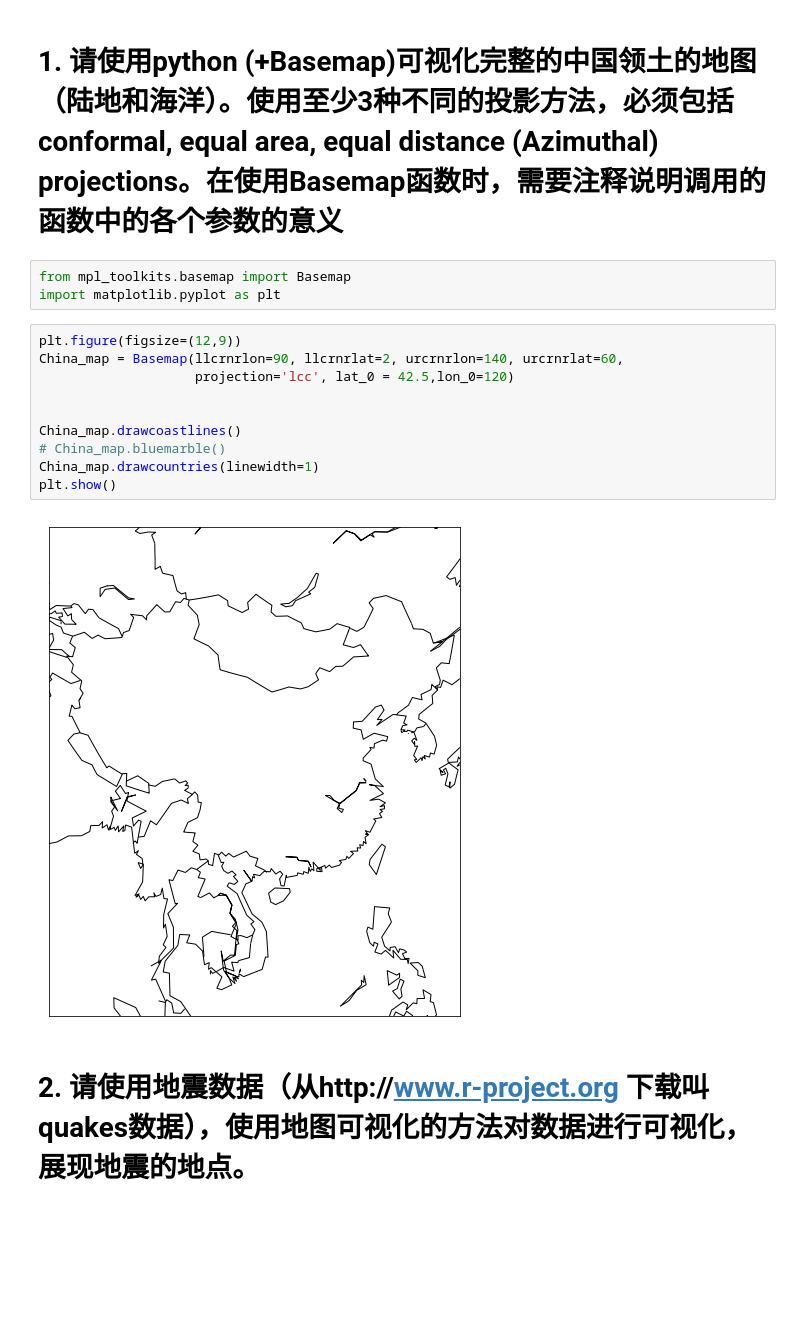
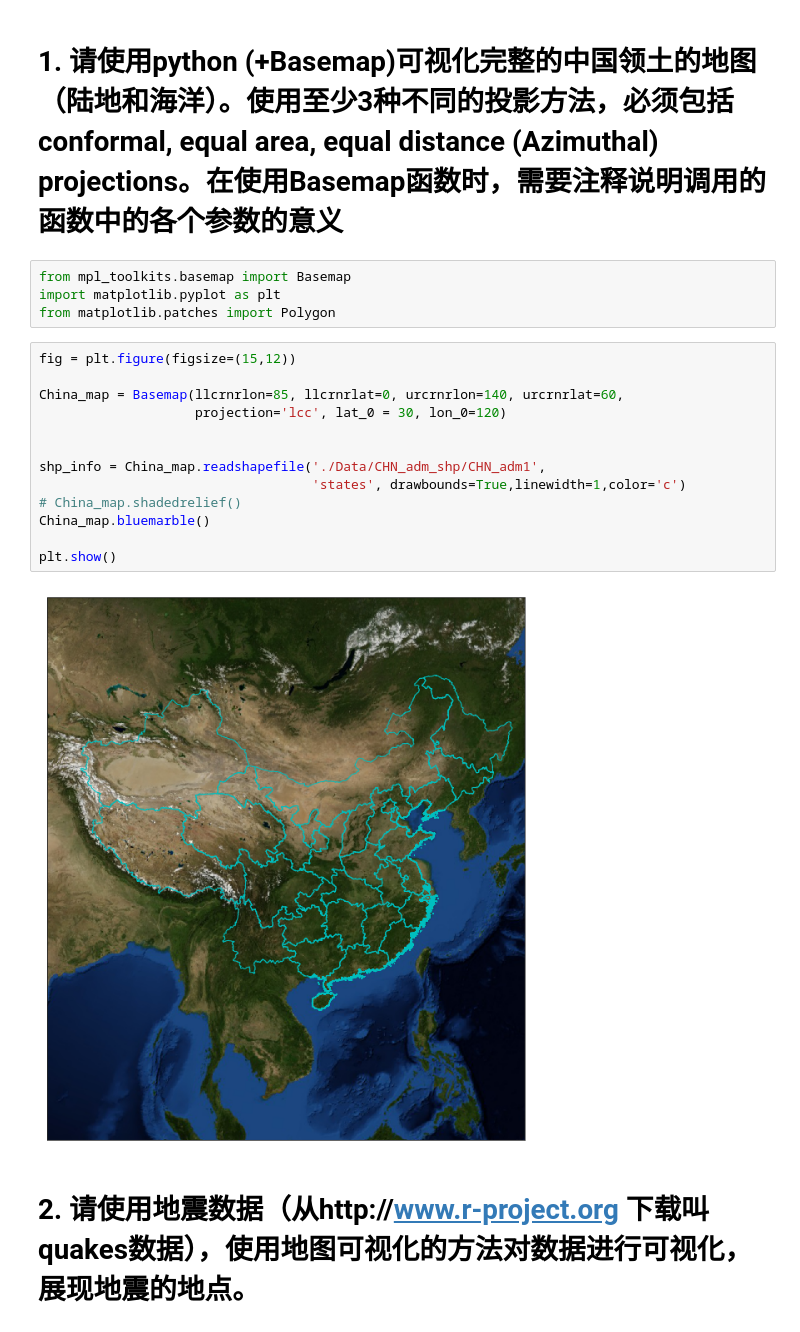
Before and after one commit to Brainor/Fudan-Data_Visualization, a Jupyter notebook: HW3/Homework 3 - Basemap.ipynb, the cells around one changed output. Saved outputs shown, nothing was run; the diff lists cells and outputs as text; blank space fills up the shorter version.

```diff
--- a/HW3/Homework 3 - Basemap.ipynb
+++ b/HW3/Homework 3 - Basemap.ipynb
@@ -3,18 +3,22 @@
 # %%
 from mpl_toolkits.basemap import Basemap
 import matplotlib.pyplot as plt
+from matplotlib.patches import Polygon
 # %%
-plt.figure(figsize=(12,9))
-China_map = Basemap(llcrnrlon=90, llcrnrlat=2, urcrnrlon=140, urcrnrlat=60,
-                    projection='lcc', lat_0 = 42.5,lon_0=120)
+fig = plt.figure(figsize=(15,12))
+
+China_map = Basemap(llcrnrlon=85, llcrnrlat=0, urcrnrlon=140, urcrnrlat=60,
+                    projection='lcc', lat_0 = 30, lon_0=120)
 
 
-China_map.drawcoastlines()
-# China_map.bluemarble()
-China_map.drawcountries(linewidth=1)
+shp_info = China_map.readshapefile('./Data/CHN_adm_shp/CHN_adm1',
+                                   'states', drawbounds=True,linewidth=1,color='c')
+# China_map.shadedrelief()
+China_map.bluemarble()
+
 plt.show()
 # %% [output]
-[figure, old version]
+[figure, new version]
 # %% [markdown]
 # 2. 请使用地震数据（从http://www.r-project.org 下载叫quakes数据），使用地图可视化的方法对数据进行可视化，展现地震的地点。
 # %% [markdown]
```
Also changed, not shown: 1 other file.
